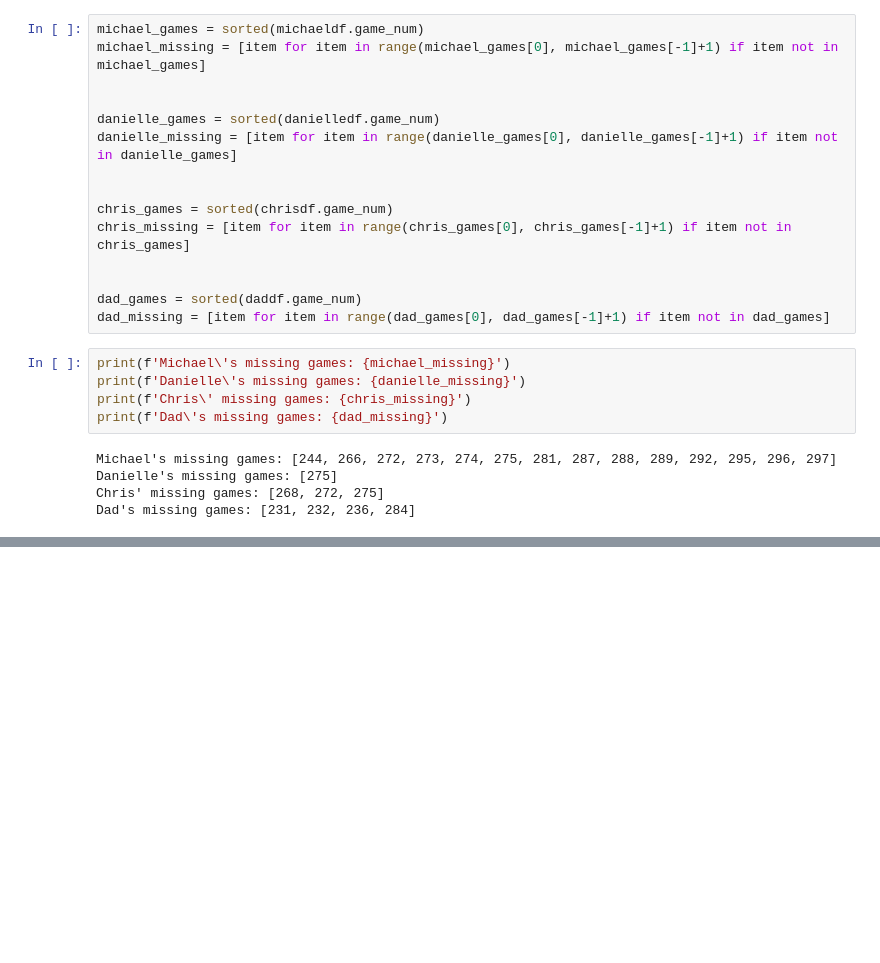
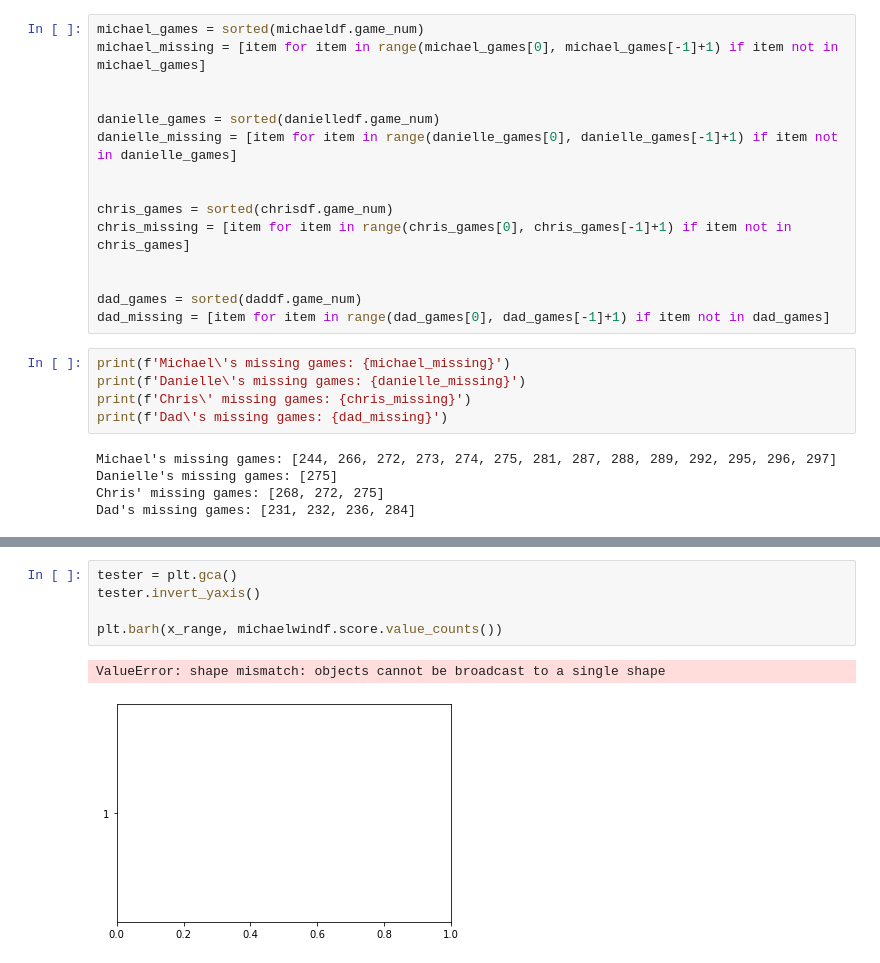
Before and after one commit to MichaelHarnett/WORDLEscoreboard, a Jupyter notebook: Untitled2.ipynb, the cells around one changed output, grey strips where cells are left out. Cells and saved outputs as stored; diff of their text form; blank space fills up the shorter version.

```diff
--- a/Untitled2.ipynb
+++ b/Untitled2.ipynb
@@ -115,0 +159,8 @@ Dad's missing games: [231, 232, 236, 284]
+# %%
+tester = plt.gca()
+tester.invert_yaxis()
+
+plt.barh(x_range, michaelwindf.score.value_counts())
+# %% [output]
+ValueError: shape mismatch: objects cannot be broadcast to a single shape
+[figure, added]
```
Also changed, not shown: parts of 13 cells of this notebook, 1 other file.
